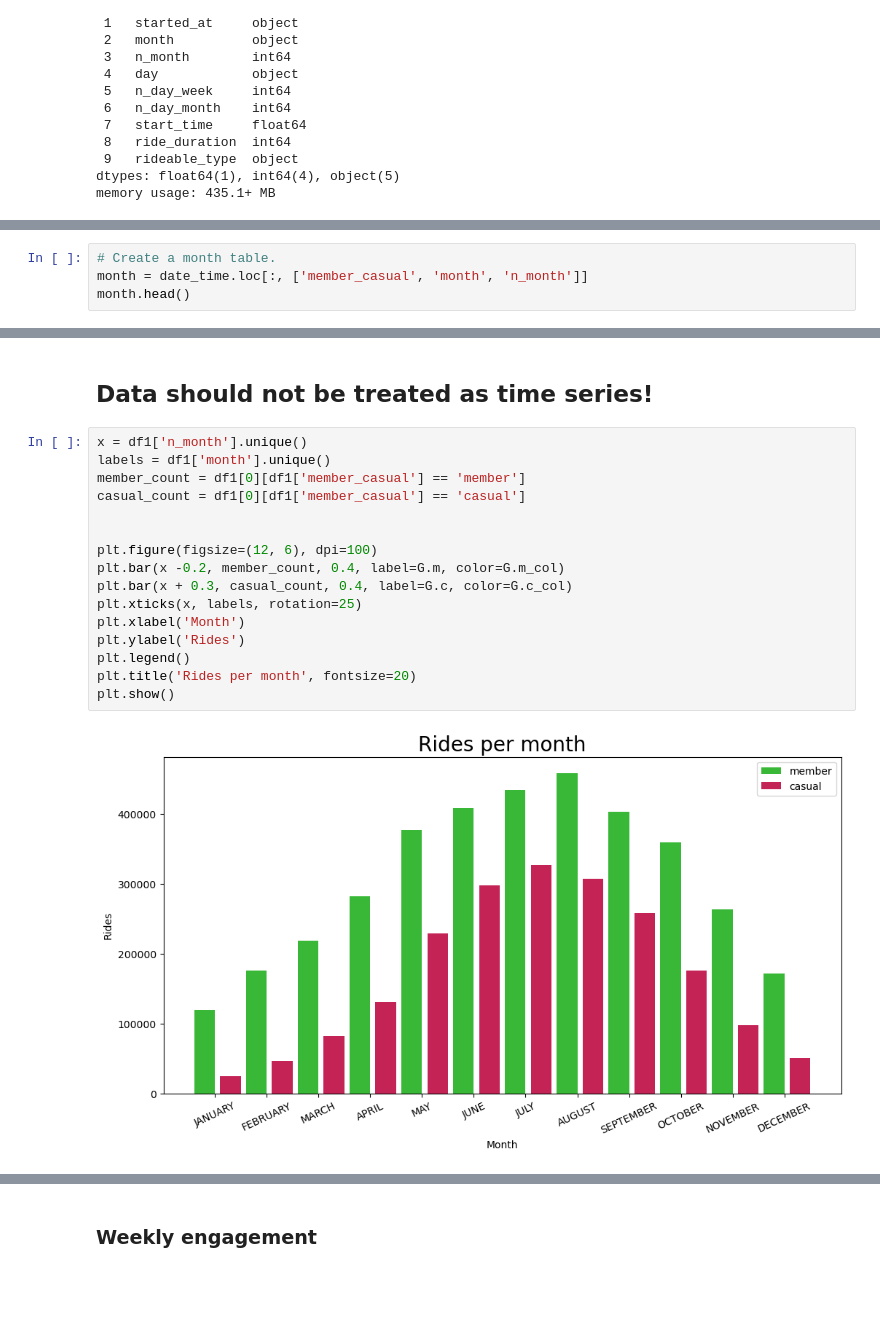
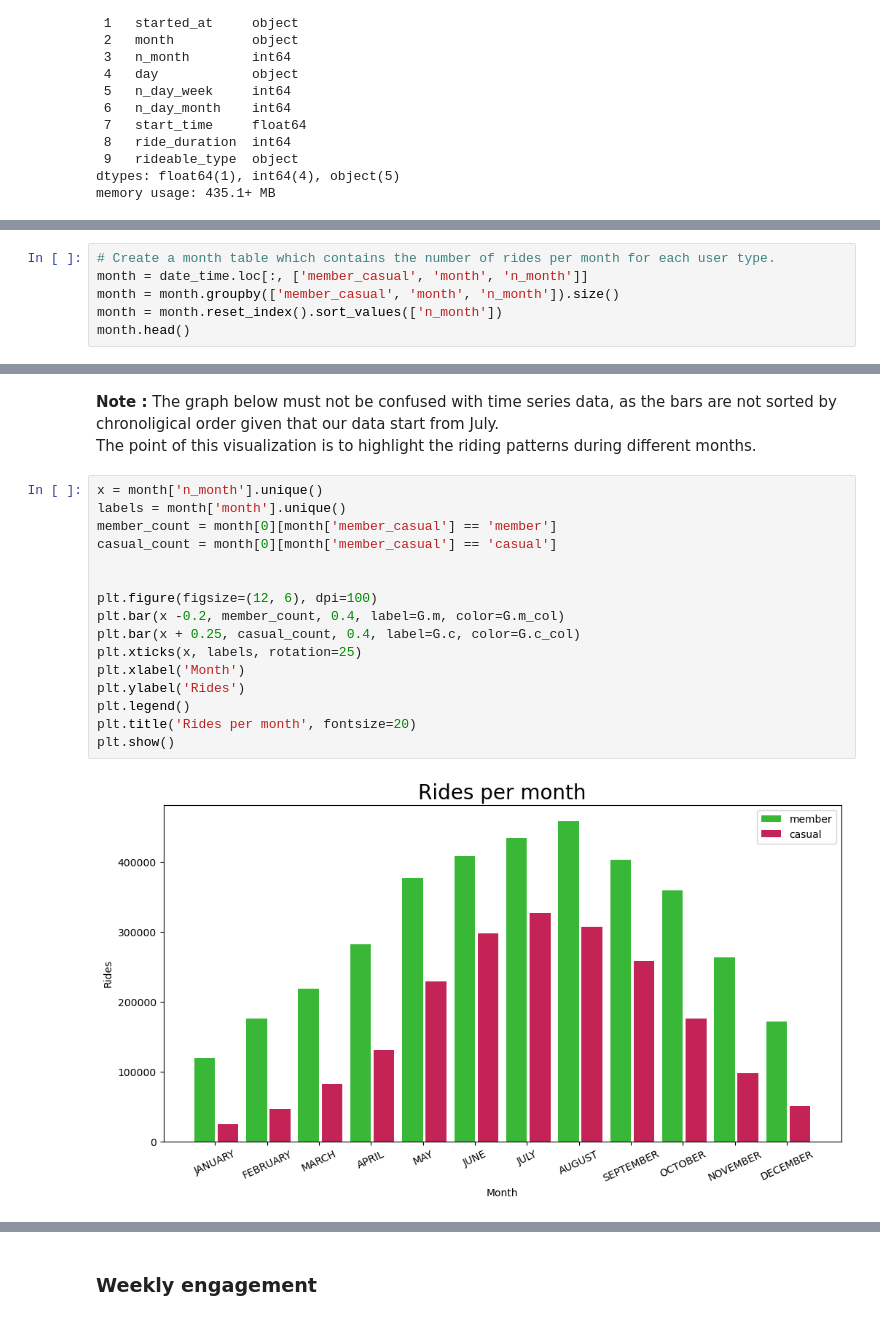
Before and after one commit to ntinasf/Personal-Project-DA, a Jupyter notebook: analysis.ipynb, the cells around one changed output, grey strips where cells are left out. Saved outputs shown, nothing was run; the diff lists cells and outputs as text; blank space fills up the shorter version.

```diff
--- a/analysis.ipynb
+++ b/analysis.ipynb
@@ -60,5 +74,7 @@ class G:
 # %%
-# Create a month table.
+# Create a month table which contains the number of rides per month for each user type.
 month = date_time.loc[:, ['member_casual', 'month', 'n_month']]
+month = month.groupby(['member_casual', 'month', 'n_month']).size()
+month = month.reset_index().sort_values(['n_month'])
 month.head()
 # %% [output]
@@ -82,20 +87,21 @@ df1.head()
-# %% [markdown]
-## Data should not be treated as time series!
+# %% [markdown]
+**Note :** The graph below must not be confused with time series data, as the bars are not sorted by chronoligical order given that our data start from July.<br>
+The point of this visualization is to highlight the riding patterns during different months.
 # %%
-x = df1['n_month'].unique()
-labels = df1['month'].unique()
-member_count = df1[0][df1['member_casual'] == 'member']
-casual_count = df1[0][df1['member_casual'] == 'casual']
+x = month['n_month'].unique()
+labels = month['month'].unique()
+member_count = month[0][month['member_casual'] == 'member']
+casual_count = month[0][month['member_casual'] == 'casual']
 
 
 plt.figure(figsize=(12, 6), dpi=100)
 plt.bar(x -0.2, member_count, 0.4, label=G.m, color=G.m_col)
-plt.bar(x + 0.3, casual_count, 0.4, label=G.c, color=G.c_col)
+plt.bar(x + 0.25, casual_count, 0.4, label=G.c, color=G.c_col)
 plt.xticks(x, labels, rotation=25)
 plt.xlabel('Month')
 plt.ylabel('Rides')
 plt.legend()
 plt.title('Rides per month', fontsize=20)
 plt.show()
 # %% [output]
-[figure, old version]
+[figure, new version]
```
Also changed, not shown: parts of 57 cells of this notebook, 2 other files.
